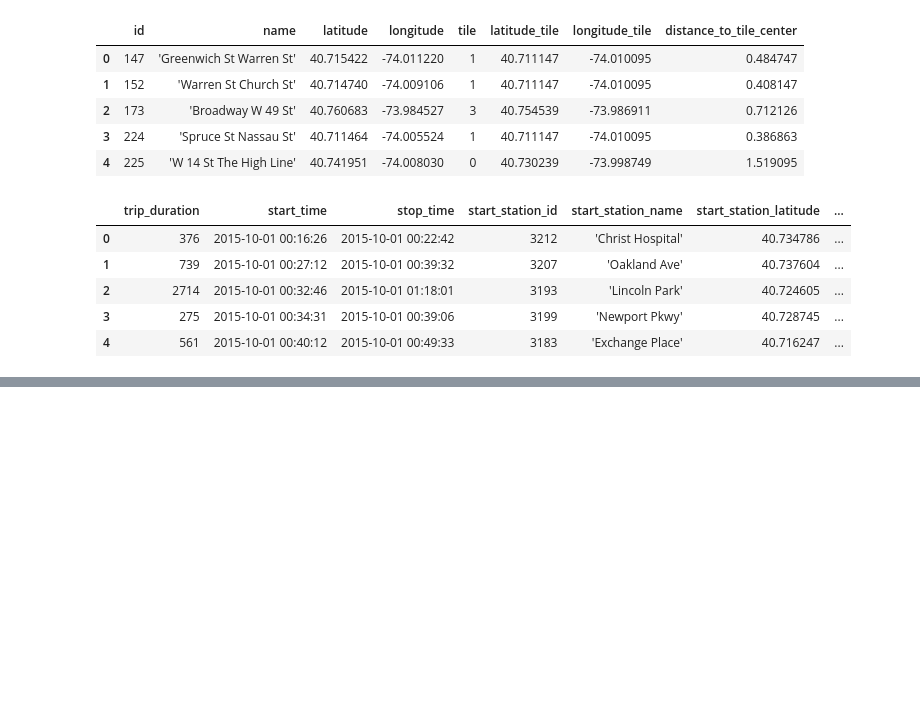
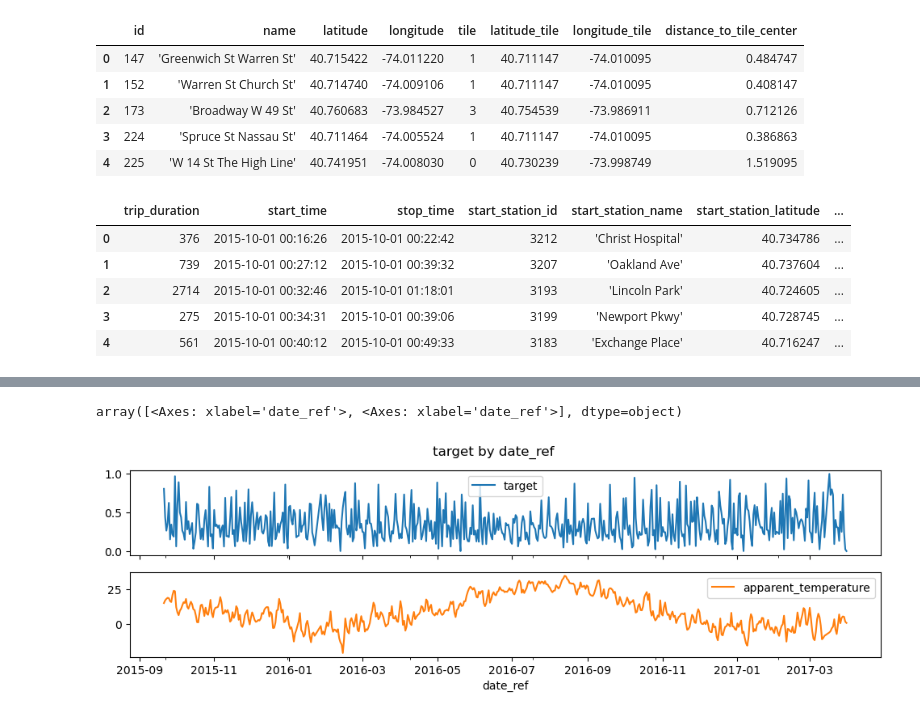
Before and after one commit to jeleandro/bike_demand_prediction, a Jupyter notebook: notebooks/01_spine_creation.ipynb, the cells around one changed output, grey strips where cells are left out. Drawn from its saved outputs; the diff is of its cells as text; code cells hidden in the pictures; blank space fills up the shorter version.

```diff
--- a/notebooks/01_spine_creation.ipynb
+++ b/notebooks/01_spine_creation.ipynb
@@ -169,6 +207,7 @@ df_station_day_level = (
     .reset_index()
     .eval('weekday = date_ref.dt.weekday')
     .eval('month = date_ref.dt.month')
+    .eval('date_ref = date_ref.dt.date')
     .rename(columns={
         'isSubscriber_mean':'subscriber_rate',
         'gender_mean':'gender_rate',
@@ -180,6 +237,11 @@ df_station_day_level.head().T
 # %%
 df_master_table = (
     df_station_day_level
+    .merge(
+        df_spine,
+        on=['station_id', 'date_ref'],
+        how='left'
+    )
     .merge(
         df_stations[['id','tile','distance_to_tile_center']]
         .rename(columns={'id':'station_id'})
@@ -188,7 +250,8 @@ df_master_table = (
     )
     .merge(
         df_weather_by_day
-        .rename(columns={'date':'date_ref'}),
+        .rename(columns={'date':'date_ref'})
+        .eval('date_ref = date_ref.dt.date'),
         on='date_ref'
     )
 )
@@ -203,7 +266,8 @@ def window_feature(df, cols, metrics=['mean','sum'], add_trend=True, window=[1,2
             for w in window:
                 df[f'{col}_{m}_w{w}'] = df[col].ffill().shift(w).agg(m)
 
-        if
-    add_trend
+            if add_trend:
+                cols = [f'{col}_{m}_w{w}' for w in window]
+                df[f'{col}_{m}_trend'] = df[cols].apply(lambda x: np.polyfit(window, x, 1)[0], axis=1)
 
     return df
@@ -251,3 +313,15 @@ df_master_table_with_window = (
     )
     .reset_index(drop=True)
 )
+# %%
+def build_target(df):
+    df = df.sort_values('date_ref')
+    df['target_bruto'] = df['n_rents'].shift(-1)/df['n_rents']
+    df['target'] = (df['target_bruto']> 1.2).astype(int)
+    return df
+
+df_master_table_with_window = (
+    df_master_table_with_window
+    .groupby('station_id', group_keys=False)
+    .apply(build_target)
+)
@@ -253,0 +344,10 @@ df_master_table_with_window = (
+# %%
+(
+    df_master_table_with_window
+    .groupby('date_ref')
+    .agg(target=('target', 'mean'),apparent_temperature=('apparent_temperature', 'mean'))
+    .plot(figsize=(12, 3), title='target by date_ref',subplots=True)
+)
+# %% [output]
+array([<Axes: xlabel='date_ref'>, <Axes: xlabel='date_ref'>], dtype=object)
+[figure, added]
```
Also changed, not shown: parts of 8 cells of this notebook, 2 other files.
